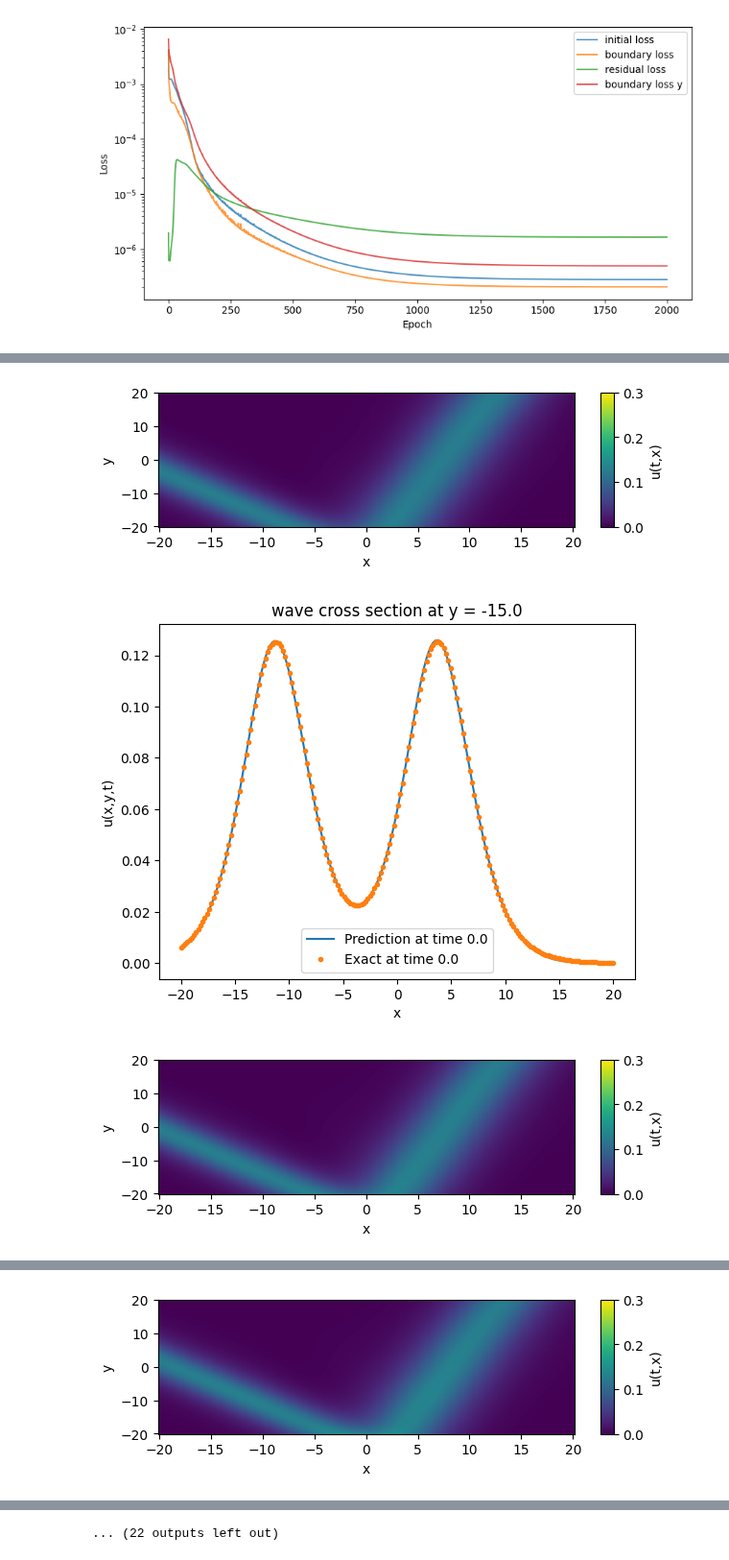
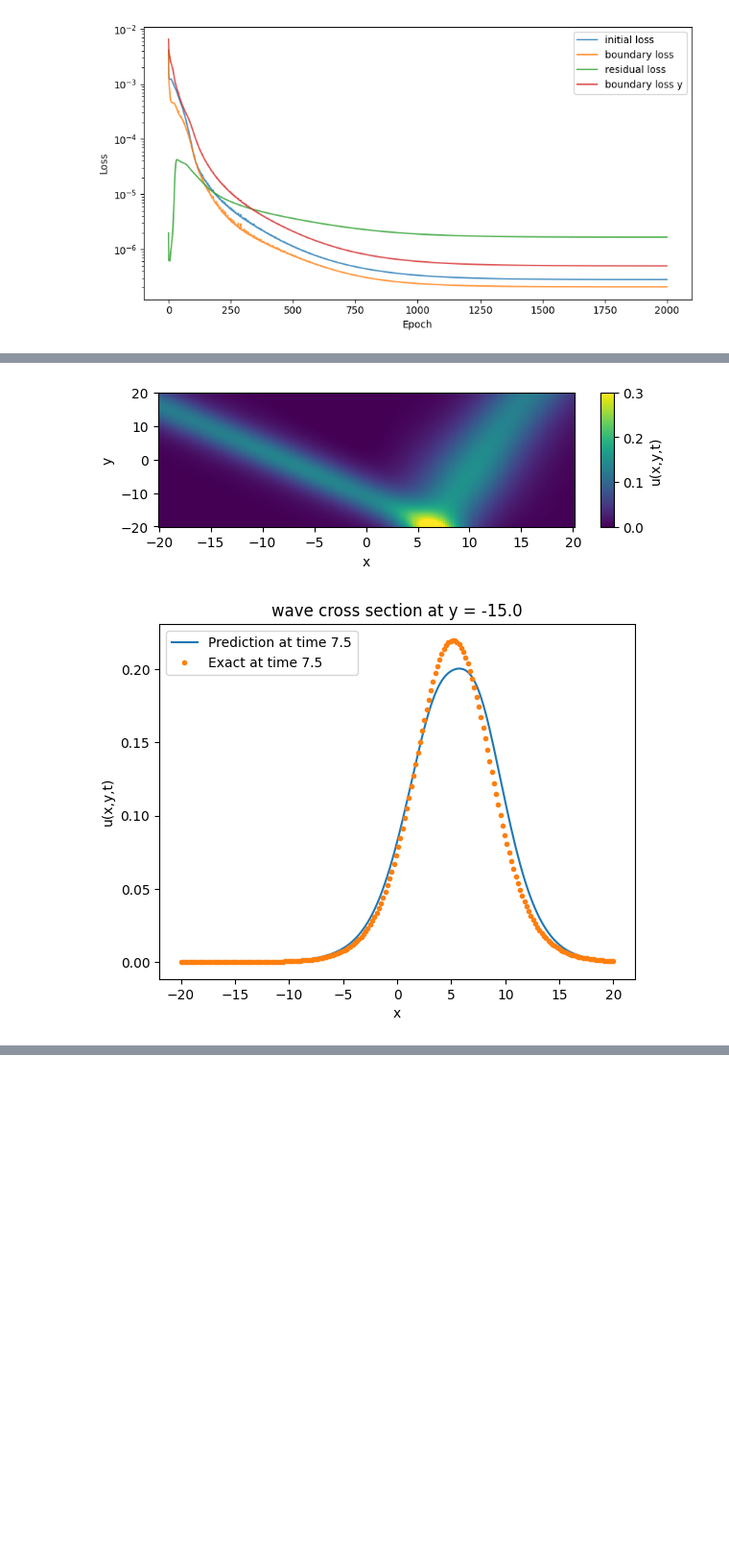
Before and after one commit to naiaseh/Trunk, a Jupyter notebook: PinnNew/KPYConfig.ipynb, the cells around one changed output, grey strips where cells are left out. Shown at 96% size. Drawn from its saved outputs; the diff is of its cells as text; code cells hidden in the pictures; blank space fills up the shorter version.

```diff
--- a/PinnNew/KPYConfig.ipynb
+++ b/PinnNew/KPYConfig.ipynb
@@ -287,10 +232,10 @@ def plot_snapshots(timeList,num_test_samples = 200, phi_function = None, cross_s
         plt.xlabel('x')
         plt.ylabel('y')
         cbar = plt.colorbar(pad=0.05, aspect=10)
-        cbar.set_label('u(t,x)')
+        cbar.set_label('u(x,y,t)')
         cbar.mappable.set_clim(0., 0.3)
         # cbar.mappable.set_clim(tf.reduce_min(u), tf.reduce_max(u))
-        # plt.savefig(str(os.getcwdb())[2:-1]+"/GIFs/KPIIXJunctionTime15PDF/KPIIXJunction"+str(i)+".pdf", format="pdf", bbox_inches="tight")
+        plt.savefig(str(os.getcwdb())[2:-1]+"/PDFsKPIIYJunction/Time"+str(t_cs)+".pdf", format="pdf", bbox_inches="tight")
         fig = plt.figure()
         txy2 = np.stack([np.full(t_flat.shape, t_cs),  x_flat , np.full(t_flat.shape, cross_sect)], axis=-1)
 
@@ -307,6 +252,5 @@ def plot_snapshots(timeList,num_test_samples = 200, phi_function = None, cross_s
 
     return u2, x_flat
 # %%
-
-u2pinn, xpinn = plot_snapshots(np.arange(0,time+1.,1), phi_function = phi_function2, cross_sect = -15.)
+u2pinn, xpinn = plot_snapshots([7.5], phi_function = phi_function2, cross_sect = -15.)
 # %% [output]
@@ -345,3 +259,2 @@ u2pinn, xpinn = plot_snapshots(np.arange(0,time+1.,1), phi_function = phi_functi
-[figure, old version]
+[figure, new version]
-[figure, old version]
+[figure, new version]
-[figure, removed]
@@ -349 +260,0 @@ u2pinn, xpinn = plot_snapshots(np.arange(0,time+1.,1), phi_function = phi_functi
-[figure, removed]
@@ -355 +260,0 @@ u2pinn, xpinn = plot_snapshots(np.arange(0,time+1.,1), phi_function = phi_functi
-... (22 outputs left out)
```
Also changed, not shown: parts of 13 cells of this notebook, 1 other file.
